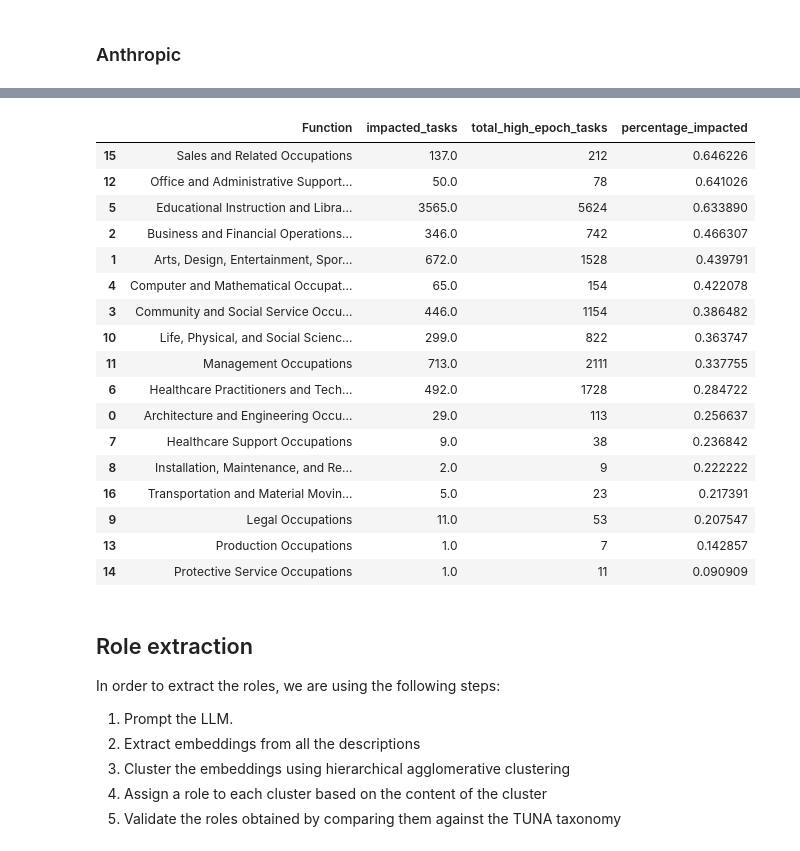
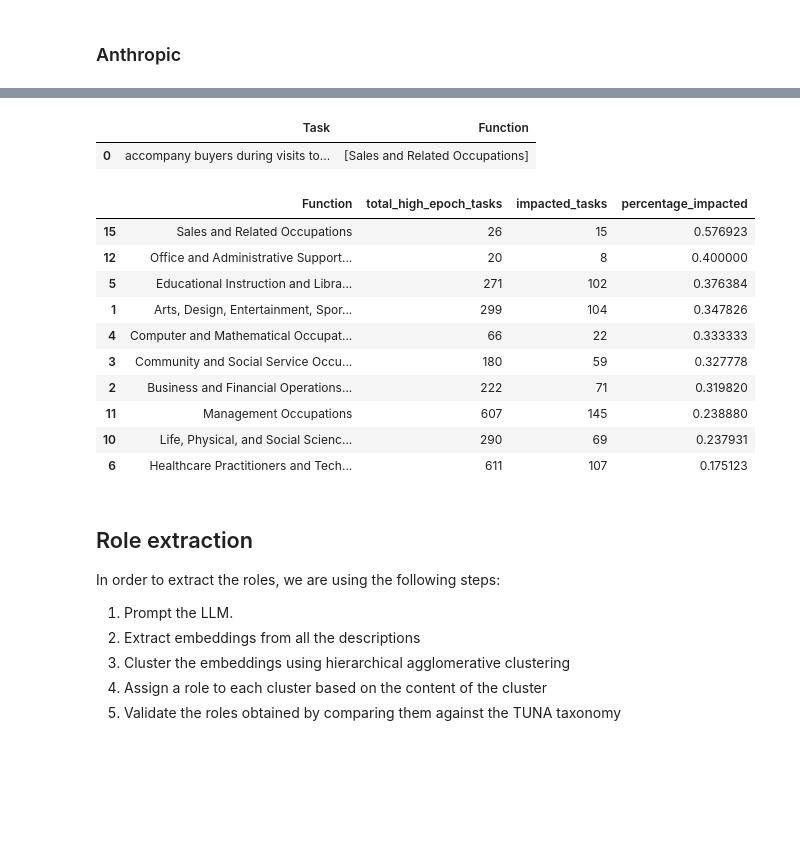
Before and after one commit to Engineering-AI-Systems-Team-3/chatgpt-at-work, a Jupyter notebook: chatgpt_at_work.ipynb, the cells around one changed output, grey strips where cells are left out. Cells and saved outputs as stored; diff of their text form; code cells hidden in the pictures; blank space fills up the shorter version.

```diff
--- a/chatgpt_at_work.ipynb
+++ b/chatgpt_at_work.ipynb
@@ -696,0 +1000,3 @@ high_epoch_tasks_df.to_csv(HIGH_EPOCH_DATA_PATH)
+# %%
+tasks_functions_only = high_epoch_tasks_df.groupby('Task')['Function'].unique().apply(list).reset_index()
+tasks_functions_only
@@ -1149,14 +1697,13 @@ high_epoch_tasks_df.head(1)
 # %%
-raw_claude_api_df = format_tasks(df=raw_claude_api_df, column_name="cluster_name")
-raw_claude_api_df = raw_claude_api_df.drop_duplicates(subset=["cluster_name"])
+claude_onet_tasks = format_tasks(df=raw_claude_api_df, column_name="cluster_name")
+claude_onet_tasks = claude_onet_tasks.drop_duplicates(subset=["cluster_name"])
 claude_high_epoch_df = pd.merge(
-    left=raw_claude_api_df,
-    right=high_epoch_tasks_df,
+    left=claude_onet_tasks,
+    right=tasks_functions_only,
     left_on="cluster_name",
     right_on="Task",
     how="inner"
 )
-claude_high_epoch_df = claude_high_epoch_df[["Task", "Job_Title", "Function"]]
-claude_high_epoch_df.drop_duplicates(subset=["Task", "Job_Title"], inplace=True)
-claude_high_epoch_df.head(1)
+claude_high_epoch_df = claude_high_epoch_df[["Task", "Function"]]
+claude_high_epoch_df.shape
 # %% [output]
@@ -1204,0 +1721,3 @@ impacted_titles_df.head(15)
+# %%
+df_exploded = claude_high_epoch_df.explode('Function')
+df_exploded.shape
@@ -1205,28 +1736,37 @@ impacted_titles_df.head(15)
+# %%
+tasks_functions_only.head(1)
+# %% [output]
+|  | Task | Function |
+| 0 | accompany buyers during visits to... | [Sales and Related Occupations] |
 # %%
-impacted_major_categories_df["percentage_impacted"] = (
-    impacted_major_categories_df["impacted_tasks"] / impacted_major_categories_df["total_high_epoch_tasks"]
+tasks_functions_only = tasks_functions_only.explode('Function')
+total_high_epoch = tasks_functions_only.groupby("Function")["Task"].nunique().reset_index(name="total_high_epoch_tasks")
+
+impacted_major_categories_claude_df = df_exploded.groupby("Function")["Task"].nunique().reset_index(name="impacted_tasks")
+impacted_major_categories_claude_df = pd.merge(
+    total_high_epoch,
+    impacted_major_categories_claude_df,
+    on="Function",
+    how="inner"
 )
-impacted_major_categories_df.sort_values(by="percentage_impacted", ascending=False, inplace=True)
-impacted_major_categories_df.head(len(impacted_major_categories_df))
+
+impacted_major_categories_claude_df["percentage_impacted"] = (
+    impacted_major_categories_claude_df["impacted_tasks"] / impacted_major_categories_claude_df["total_high_epoch_tasks"]
+)
+impacted_major_categories_claude_df.sort_values(by=["percentage_impacted"], ascending=[False], inplace=True)
+impacted_major_categories_claude_df.head(10)
 # %% [output]
-|  | Function | impacted_tasks | total_high_epoch_tasks | percentage_impacted |
-| 15 | Sales and Related Occupations | 137.0 | 212 | 0.646226 |
-| 12 | Office and Administrative Support... | 50.0 | 78 | 0.641026 |
-| 5 | Educational Instruction and Libra... | 3565.0 | 5624 | 0.633890 |
-| 2 | Business and Financial Operations... | 346.0 | 742 | 0.466307 |
-| 1 | Arts, Design, Entertainment, Spor... | 672.0 | 1528 | 0.439791 |
-| 4 | Computer and Mathematical Occupat... | 65.0 | 154 | 0.422078 |
-| 3 | Community and Social Service Occu... | 446.0 | 1154 | 0.386482 |
-| 10 | Life, Physical, and Social Scienc... | 299.0 | 822 | 0.363747 |
-| 11 | Management Occupations | 713.0 | 2111 | 0.337755 |
-| 6 | Healthcare Practitioners and Tech... | 492.0 | 1728 | 0.284722 |
-| 0 | Architecture and Engineering Occu... | 29.0 | 113 | 0.256637 |
-| 7 | Healthcare Support Occupations | 9.0 | 38 | 0.236842 |
-| 8 | Installation, Maintenance, and Re... | 2.0 | 9 | 0.222222 |
-| 16 | Transportation and Material Movin... | 5.0 | 23 | 0.217391 |
-| 9 | Legal Occupations | 11.0 | 53 | 0.207547 |
-| 13 | Production Occupations | 1.0 | 7 | 0.142857 |
-| 14 | Protective Service Occupations | 1.0 | 11 | 0.090909 |
+|  | Function | total_high_epoch_tasks | impacted_tasks | percentage_impacted |
+| 15 | Sales and Related Occupations | 26 | 15 | 0.576923 |
+| 12 | Office and Administrative Support... | 20 | 8 | 0.400000 |
+| 5 | Educational Instruction and Libra... | 271 | 102 | 0.376384 |
+| 1 | Arts, Design, Entertainment, Spor... | 299 | 104 | 0.347826 |
+| 4 | Computer and Mathematical Occupat... | 66 | 22 | 0.333333 |
+| 3 | Community and Social Service Occu... | 180 | 59 | 0.327778 |
+| 2 | Business and Financial Operations... | 222 | 71 | 0.319820 |
+| 11 | Management Occupations | 607 | 145 | 0.238880 |
+| 10 | Life, Physical, and Social Scienc... | 290 | 69 | 0.237931 |
+| 6 | Healthcare Practitioners and Tech... | 611 | 107 | 0.175123 |
 # %% [markdown]
 ## Role extraction
 In order to extract the roles, we are using the following steps:
```
Also changed, not shown: parts of 103 cells of this notebook, 1 other file.
